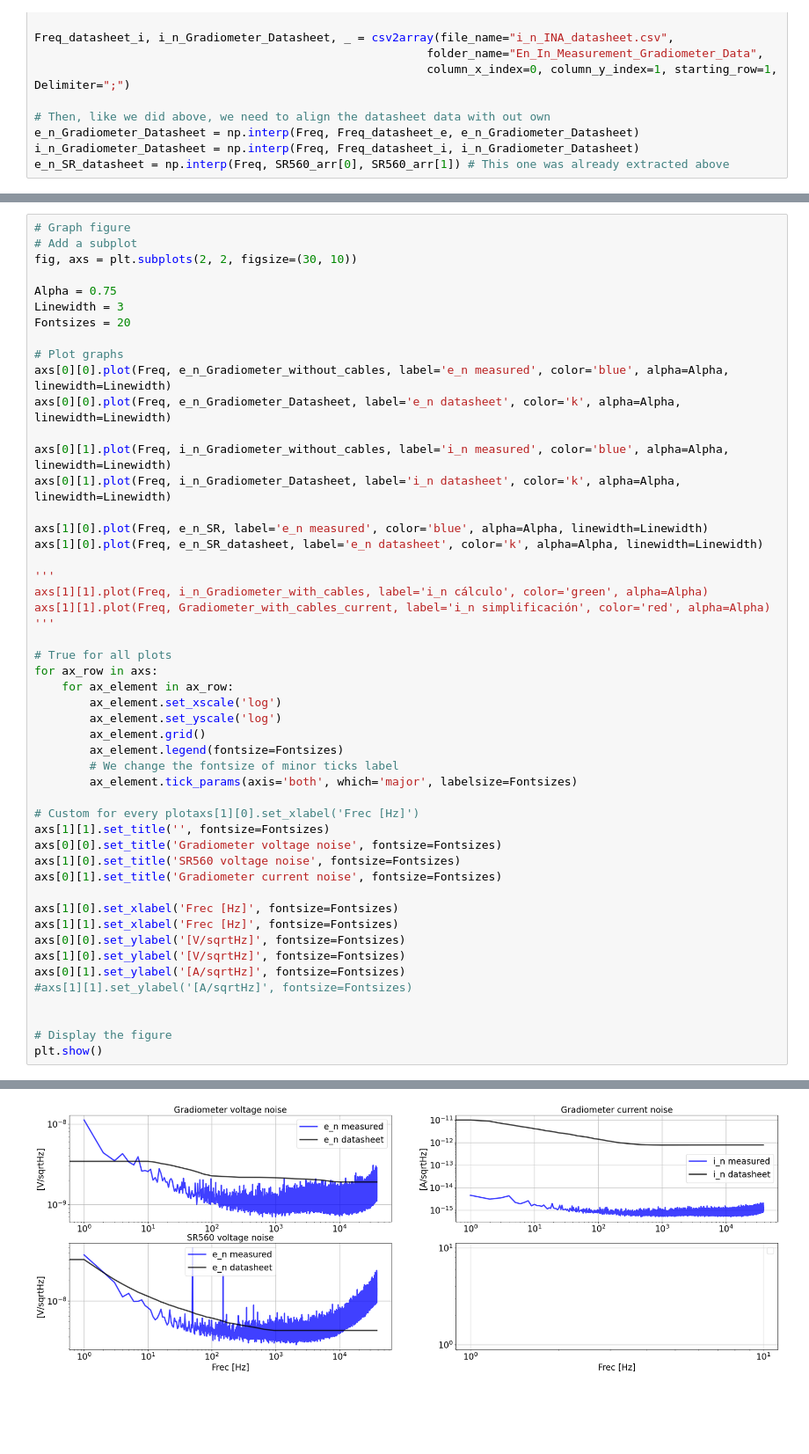
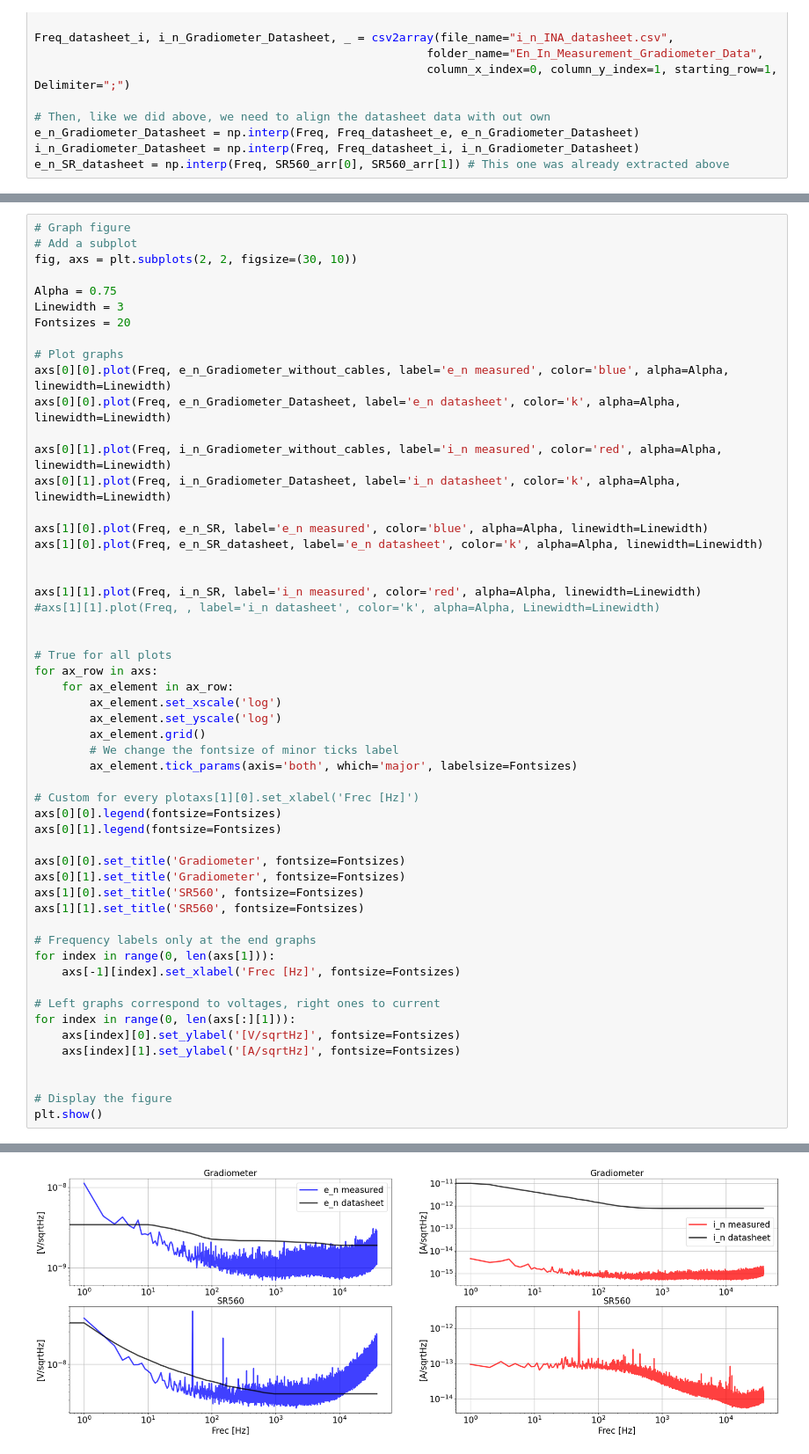
Before and after one commit to Guilldeas/General_Purpose_Analysis, a Jupyter notebook: En_In_Noise_for_Signal_Chains.ipynb, the cells around one changed output, grey strips where cells are left out. Shown at 88% size. Drawn from its saved outputs; the diff is of its cells as text; blank space fills up the shorter version.

Commit message:
Documented the calculation, minor aesthetic changes on graphs

```diff
--- a/En_In_Noise_for_Signal_Chains.ipynb
+++ b/En_In_Noise_for_Signal_Chains.ipynb
@@ -928,16 +953,16 @@ Fontsizes = 20
 axs[0][0].plot(Freq, e_n_Gradiometer_without_cables, label='e_n measured', color='blue', alpha=Alpha, linewidth=Linewidth)
 axs[0][0].plot(Freq, e_n_Gradiometer_Datasheet, label='e_n datasheet', color='k', alpha=Alpha, linewidth=Linewidth)
 
-axs[0][1].plot(Freq, i_n_Gradiometer_without_cables, label='i_n measured', color='blue', alpha=Alpha, linewidth=Linewidth)
+axs[0][1].plot(Freq, i_n_Gradiometer_without_cables, label='i_n measured', color='red', alpha=Alpha, linewidth=Linewidth)
 axs[0][1].plot(Freq, i_n_Gradiometer_Datasheet, label='i_n datasheet', color='k', alpha=Alpha, linewidth=Linewidth)
 
 axs[1][0].plot(Freq, e_n_SR, label='e_n measured', color='blue', alpha=Alpha, linewidth=Linewidth)
 axs[1][0].plot(Freq, e_n_SR_datasheet, label='e_n datasheet', color='k', alpha=Alpha, linewidth=Linewidth)
 
-'''
-axs[1][1].plot(Freq, i_n_Gradiometer_with_cables, label='i_n cálculo', color='green', alpha=Alpha)
-axs[1][1].plot(Freq, Gradiometer_with_cables_current, label='i_n simplificación', color='red', alpha=Alpha)
-'''
+
+axs[1][1].plot(Freq, i_n_SR, label='i_n measured', color='red', alpha=Alpha, linewidth=Linewidth)
+#axs[1][1].plot(Freq, , label='i_n datasheet', color='k', alpha=Alpha, Linewidth=Linewidth)
+
 
 # True for all plots
 for ax_row in axs:
@@ -945,22 +970,26 @@ for ax_row in axs:
         ax_element.set_xscale('log')
         ax_element.set_yscale('log')
         ax_element.grid()
-        ax_element.legend(fontsize=Fontsizes)
         # We change the fontsize of minor ticks label
         ax_element.tick_params(axis='both', which='major', labelsize=Fontsizes)
 
 # Custom for every plotaxs[1][0].set_xlabel('Frec [Hz]')
-axs[1][1].set_title('', fontsize=Fontsizes)
-axs[0][0].set_title('Gradiometer voltage noise', fontsize=Fontsizes)
-axs[1][0].set_title('SR560 voltage noise', fontsize=Fontsizes)
-axs[0][1].set_title('Gradiometer current noise', fontsize=Fontsizes)
+axs[0][0].legend(fontsize=Fontsizes)
+axs[0][1].legend(fontsize=Fontsizes)
 
-axs[1][0].set_xlabel('Frec [Hz]', fontsize=Fontsizes)
-axs[1][1].set_xlabel('Frec [Hz]', fontsize=Fontsizes)
-axs[0][0].set_ylabel('[V/sqrtHz]', fontsize=Fontsizes)
-axs[1][0].set_ylabel('[V/sqrtHz]', fontsize=Fontsizes)
-axs[0][1].set_ylabel('[A/sqrtHz]', fontsize=Fontsizes)
-#axs[1][1].set_ylabel('[A/sqrtHz]', fontsize=Fontsizes)
+axs[0][0].set_title('Gradiometer', fontsize=Fontsizes)
+axs[0][1].set_title('Gradiometer', fontsize=Fontsizes)
+axs[1][0].set_title('SR560', fontsize=Fontsizes)
+axs[1][1].set_title('SR560', fontsize=Fontsizes)
+
+# Frequency labels only at the end graphs
+for index in range(0, len(axs[1])):
+    axs[-1][index].set_xlabel('Frec [Hz]', fontsize=Fontsizes)
+
+# Left graphs correspond to voltages, right ones to current
+for index in range(0, len(axs[:][1])):
+    axs[index][0].set_ylabel('[V/sqrtHz]', fontsize=Fontsizes)
+    axs[index][1].set_ylabel('[A/sqrtHz]', fontsize=Fontsizes)
 
 
 # Display the figure
@@ -970 +998 @@ No artists with labels found to put in legend.  Note that artists whose label st
-[figure, old version]
+[figure, new version]
```
Also changed, not shown: parts of 5 cells of this notebook, 1 other file.
